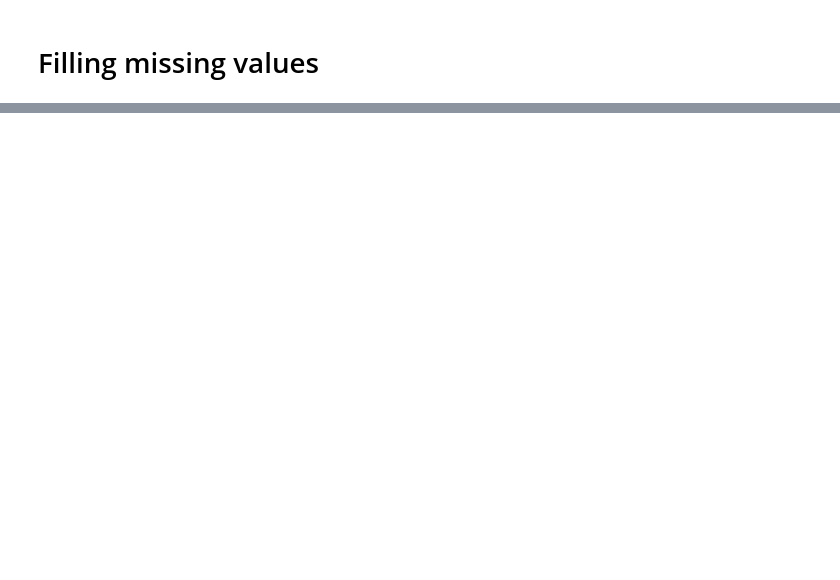
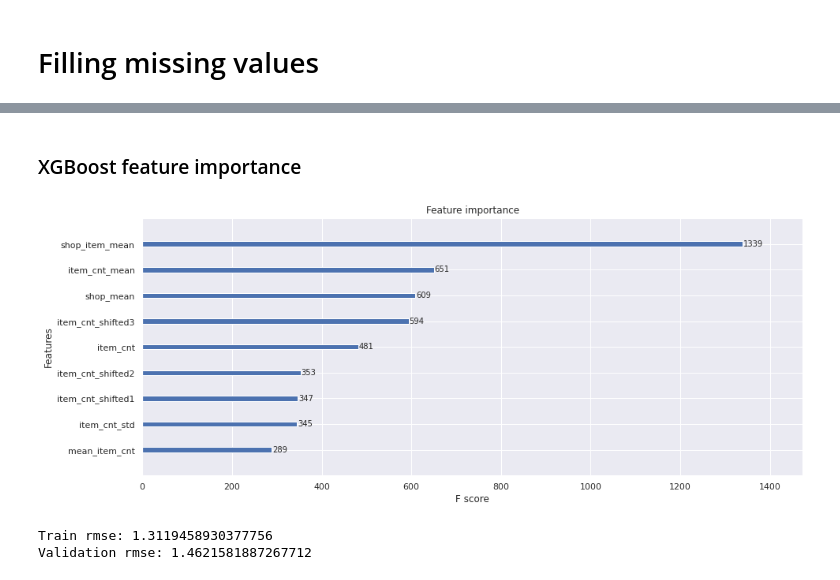
Before and after one commit to kryvokhyzha/examples-and-courses, a Jupyter notebook: How to Win a Data Science Competition/FinalProject/notebooks/main.ipynb, the cells around one changed output, grey strips where cells are left out. Drawn from its saved outputs; the diff is of its cells as text; code cells hidden in the pictures; blank space fills up the shorter version.

```diff
--- a/How to Win a Data Science Competition/FinalProject/notebooks/main.ipynb
+++ b/How to Win a Data Science Competition/FinalProject/notebooks/main.ipynb
@@ -1269,0 +1170,23 @@ test_df.to_csv('subm_result.csv', index=False)
+# %%
+# Use only part of features on XGBoost.
+# add item_trend
+xgb_features = ['item_cnt','item_cnt_mean', 'item_cnt_std', 'item_cnt_shifted1',
+                'item_cnt_shifted2', 'item_cnt_shifted3', 'shop_mean',
+                'shop_item_mean', 'mean_item_cnt']
+xgb_train = X_train[xgb_features]
+xgb_val = X_validation[xgb_features]
+xgb_test = X_test[xgb_features]
+# %%
+xgb_model = XGBRegressor(max_depth=8,
+                         n_estimators=500,
+                         min_child_weight=1000,
+                         colsample_bytree=0.7,
+                         subsample=0.7,
+                         eta=0.3,
+                         seed=0)
+xgb_model.fit(xgb_train,
+              Y_train,
+              eval_metric="rmse",
+              eval_set=[(xgb_train, Y_train), (xgb_val, Y_validation)],
+              verbose=20,
+              early_stopping_rounds=20)
@@ -1269,0 +1210,8 @@ test_df.to_csv('subm_result.csv', index=False)
+# %% [markdown]
+### XGBoost feature importance
+# %%
+plt.rcParams["figure.figsize"] = (15, 6)
+plot_importance(xgb_model)
+plt.show()
+# %% [output]
+[figure, added]
@@ -1269,0 +1222,6 @@ test_df.to_csv('subm_result.csv', index=False)
+# %%
+print('Train rmse:', np.sqrt(mean_squared_error(Y_train, xgb_train_pred)))
+print('Validation rmse:', np.sqrt(mean_squared_error(Y_validation, xgb_val_pred)))
+# %% [output]
+Train rmse: 1.3119458930377756
+Validation rmse: 1.4621581887267712
```
Also changed, not shown: parts of 181 cells of this notebook, 1 other file.
